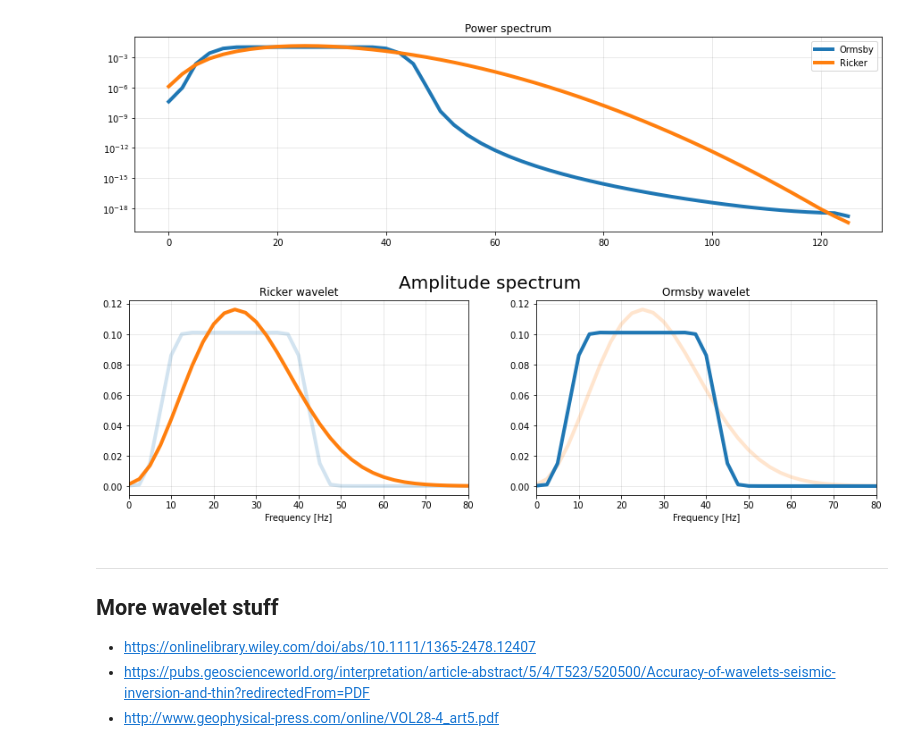
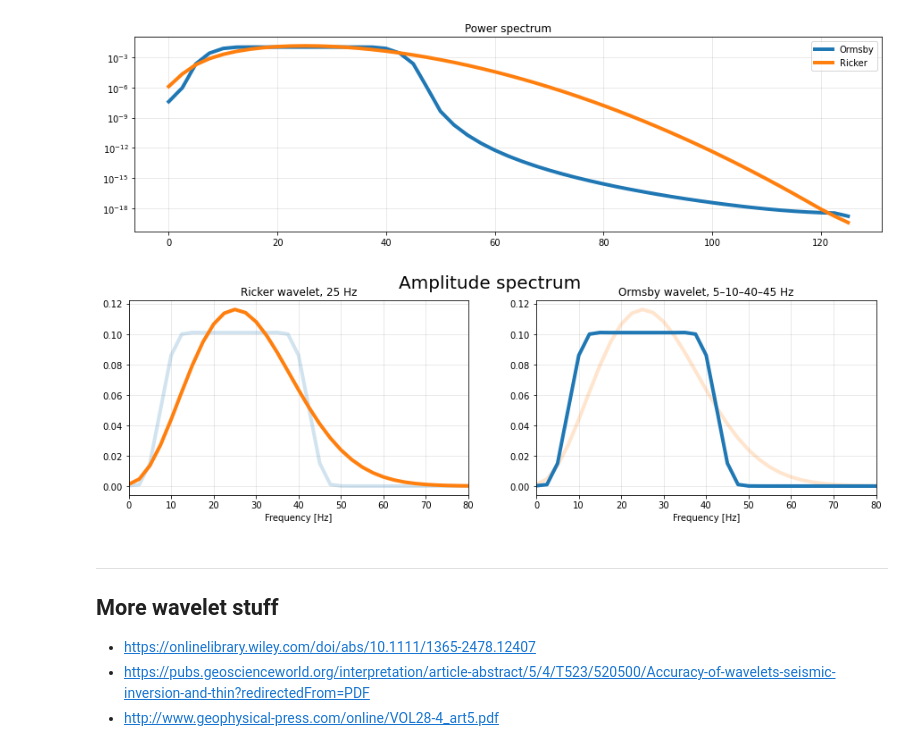
Before and after one commit to softwareunderground/repro-zoo, a Jupyter notebook: ryan-1994/Ormsby_wavelet_reproducibility.ipynb, the cells around one changed output. Drawn from its saved outputs; the diff is of its cells as text; code cells hidden in the pictures.

```diff
--- a/ryan-1994/Ormsby_wavelet_reproducibility.ipynb
+++ b/ryan-1994/Ormsby_wavelet_reproducibility.ipynb
@@ -442,34 +487,34 @@ plt.show()
 # %%
 from bruges.filters import ricker
 
 rick, tw = ricker(0.4, dt=0.004, f=25, return_t=True)
 
 f, Pxx_orms = welch(orms, fs=250, nperseg=100, scaling='spectrum')
 _, Pxx_rick = welch(rick, fs=250, nperseg=100, scaling='spectrum')
 
 
 fig, axs = plt.subplots(ncols=2, figsize=(15, 4), facecolor='white')
 
 ax = axs[0]
 ax.plot(f, np.sqrt(Pxx_orms), c='C0', lw=4, label='Ormsby', alpha=0.2)
 ax.plot(f, np.sqrt(Pxx_rick), c='C1', lw=4, label='Ricker')
-ax.set_title('Ricker wavelet')
+ax.set_title('Ricker wavelet, 25 Hz')
 ax.set_xlim(0, 80)
 ax.set_xlabel('Frequency [Hz]')
 ax.grid(c='k', alpha=0.1)
 
 ax = axs[1]
 ax.plot(f, np.sqrt(Pxx_rick), c='C1', lw=4, label='Ricker', alpha=0.2)
 ax.plot(f, np.sqrt(Pxx_orms), c='C0', lw=4, label='Ormsby')
-ax.set_title('Ormsby wavelet')
+ax.set_title('Ormsby wavelet, 5–10–40–45 Hz')
 ax.set_xlim(0, 80)
 ax.set_xlabel('Frequency [Hz]')
 ax.grid(c='k', alpha=0.1)
 
 plt.suptitle('Amplitude spectrum', size=20)
 plt.show()
 # %% [output]
-[figure, old version]
+[figure, new version]
 # %% [markdown]
 ----
 
```
Also changed, not shown: parts of 13 cells of this notebook, 1 other file.
